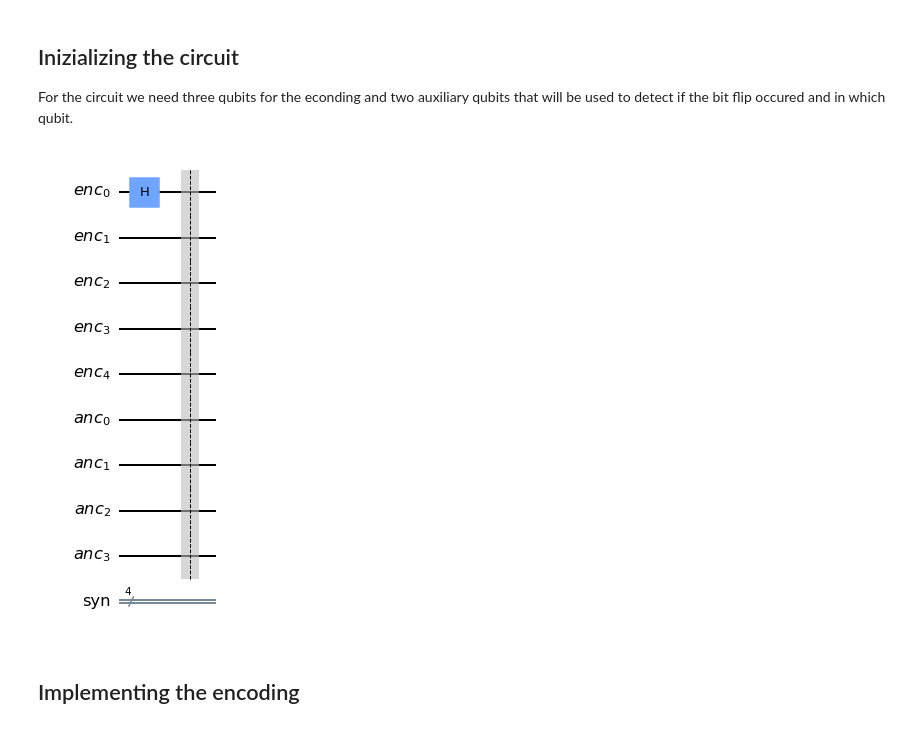
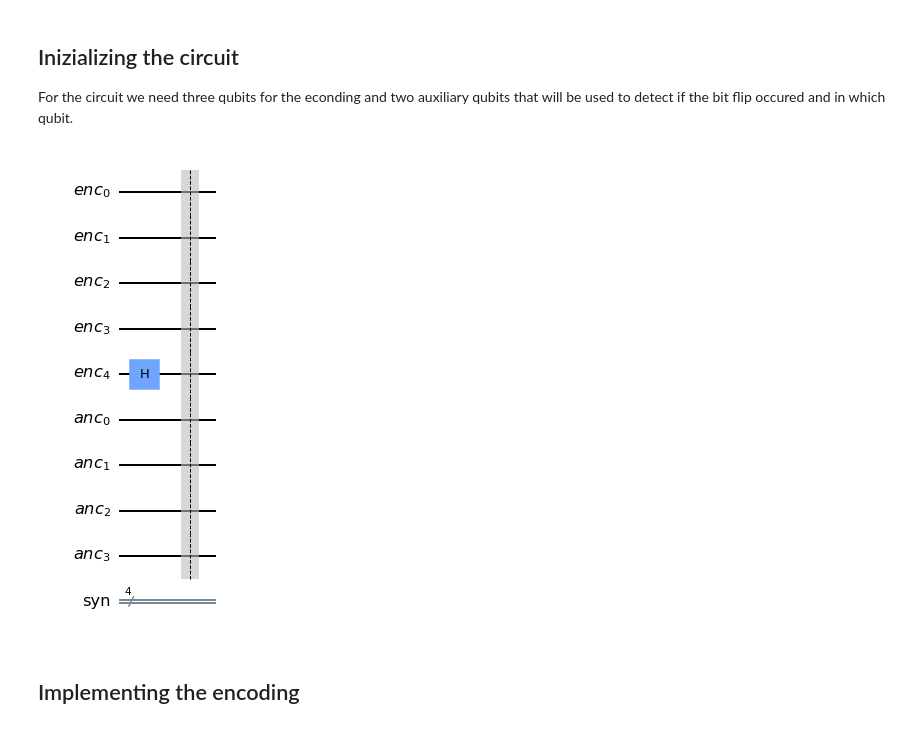
Before and after one commit to DiegoArcelli/Quantum-Error-Correction-Report, a Jupyter notebook: code/five_qubit_code.ipynb, the cells around one changed output. Saved outputs shown, nothing was run; the diff lists cells and outputs as text; code cells hidden in the pictures.

```diff
--- a/code/five_qubit_code.ipynb
+++ b/code/five_qubit_code.ipynb
@@ -24,14 +24,14 @@ For the circuit we need three qubits for the econding and two auxiliary qubits t
 # %%
 q_enc = QuantumRegister(5, "enc")
 q_anc = QuantumRegister(4, "anc")
 c_syn = ClassicalRegister(4, "syn")
 
 qc = QuantumCircuit(q_enc, q_anc, c_syn)
-qc.h(q_enc[0])
+qc.h(q_enc[4])
 qc.barrier()
 qc.draw(output="mpl")
 # %% [output]
-[figure, old version]
+[figure, new version]
 # %% [markdown]
 ## Implementing the encoding
 # %%
```
Also changed, not shown: parts of 8 cells of this notebook, 2 other files.
